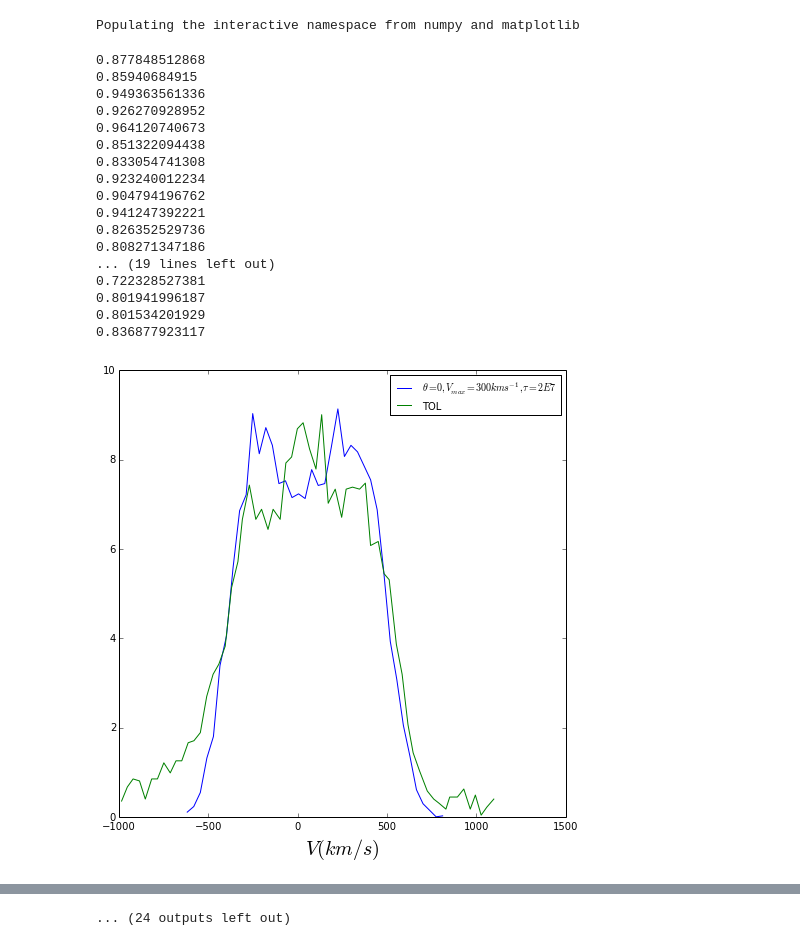
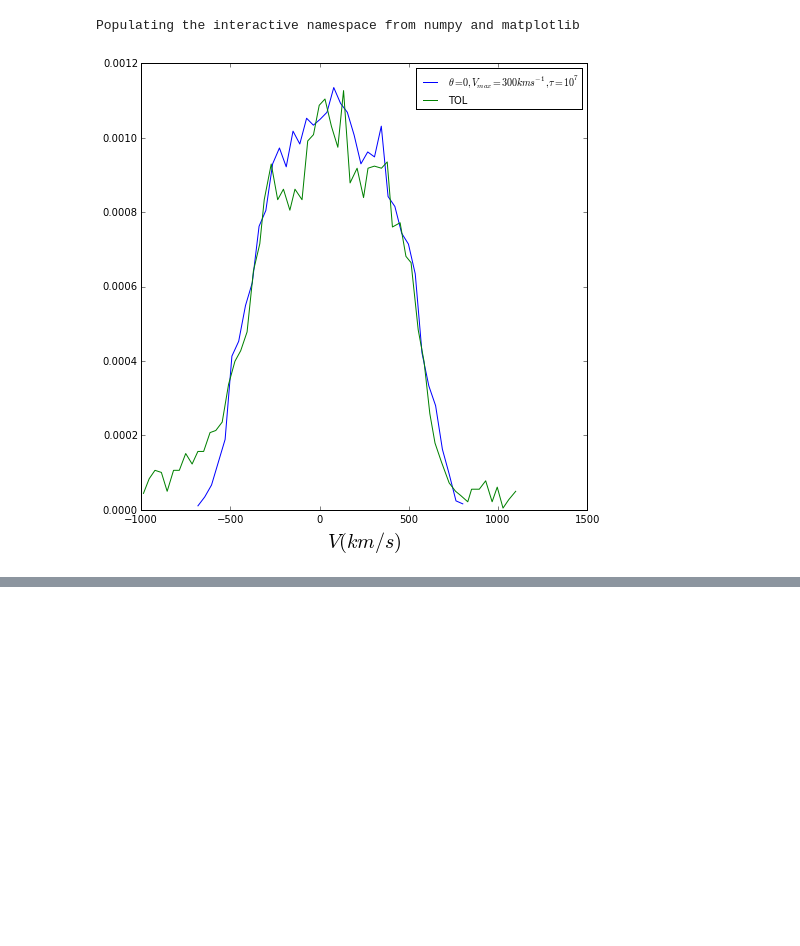
Before and after one commit to astroandes/tololo-lya-fit, a Jupyter notebook: code/CLARA_profiles.ipynb, the cells around one changed output, grey strips where cells are left out. Drawn from its saved outputs; the diff is of its cells as text; code cells hidden in the pictures; blank space fills up the shorter version.

```diff
--- a/code/CLARA_profiles.ipynb
+++ b/code/CLARA_profiles.ipynb
@@ -4,55 +4,44 @@ import os
 # %% [output]
 Populating the interactive namespace from numpy and matplotlib
 # %%
-def plot_comparison(v_max=300, view_angle=0):
-    v_max=v_max
-    view_angle = view_angle
-    filename_in="../data/CLARA/Sphere_V%d_T2E7_out.dat"%(v_max)
+def plot_comparison(v_max=300, view_angle=0, logT=4.0, logtau=6.0):
+    filename_in="../data/CLARA/Rotating%dSphere%dt.ascii"%(v_max, int(logtau))
     filename_out ="../data/tmp/Sphere_V%d_T2E7_%d_out.dat"%(v_max,view_angle)
     command = "python viewing_angle.py %s %d > %s"%(filename_in, view_angle, filename_out)
     os.system(command)
     data = np.loadtxt(filename_out)
     tol = np.loadtxt("../data/obs/tol.txt")
     voff = 39.2342980263
+
+    v_th = 12.85*sqrt((10.0**logT)/(10.0**4.0))
     binT = tol[1,0]-tol[0,0]
     binC = 12.85*(data[1,1] - data[0,1])
 
-    Norm = binT / binC
-    print Norm
+    vel_theory = -data[:,1]*v_th + voff
+    intensity_theory = data[:,0]
+    vel_obs = tol[:,0]
+    intensity_obs = tol[:,1]
+
+    norm_theory = fabs(trapz(intensity_theory, vel_theory))
+    norm_obs = fabs(trapz(intensity_obs, vel_obs))
+
+    intensity_theory = intensity_theory/norm_theory
+    intensity_obs = intensity_obs/norm_obs
 
     fig, ax = pyplot.subplots(figsize=(8, 8))
-    ax.plot(-data[:,1]*12.85 + voff, data[:,0]*sum(tol[:,1])*Norm/sum(data[:,0]),label=r"$\theta = %d, V_{max}=%dkms^{-1}, \tau=2E7$"%(view_angle,v_max))
-    ax.plot(tol[:,0], tol[:,1], label="TOL")
+    ax.plot(vel_theory,intensity_theory,label=r"$\theta = %d, V_{max}=%dkms^{-1}, \tau=10^%d$"%(view_angle,v_max,logtau))
+    ax.plot(vel_obs, intensity_obs, label="TOL")
     ax.legend(fontsize=10)
     xlabel(r"$V(km/s)$", fontsize=20)
     #fig.savefig("../figs/CLARA-TOL_%d_%d.png"%(view_angle, v_max))
     #close()
     return
 # %%
-v_list = [300,325, 350, 375, 400]
-angle_list = [0,10,20,30,40,50,60,70,80,90]
+v_list = [300]
+angle_list = [0,10,30]
 
-v_list = [300,325,350,375,400,425,450]
-angle_list = [0,10,20,30,40]
 for v in v_list:
     for a in angle_list:
-        plot_comparison(v_max=v, view_angle=a)
+        plot_comparison(v_max=v, view_angle=a, logT=4.2, logtau=7)
 # %% [output]
-0.877848512868
-0.85940684915
-0.949363561336
-0.926270928952
-0.964120740673
-0.851322094438
-0.833054741308
-0.923240012234
-0.904794196762
-0.941247392221
-0.826352529736
-0.808271347186
-... (19 lines left out)
-0.722328527381
-0.801941996187
-0.801534201929
-0.836877923117
-[figure, old version]
+[figure, new version]
@@ -69 +49,0 @@ for v in v_list:
-... (24 outputs left out)
```
Also changed, not shown: parts of 5 cells of this notebook.
